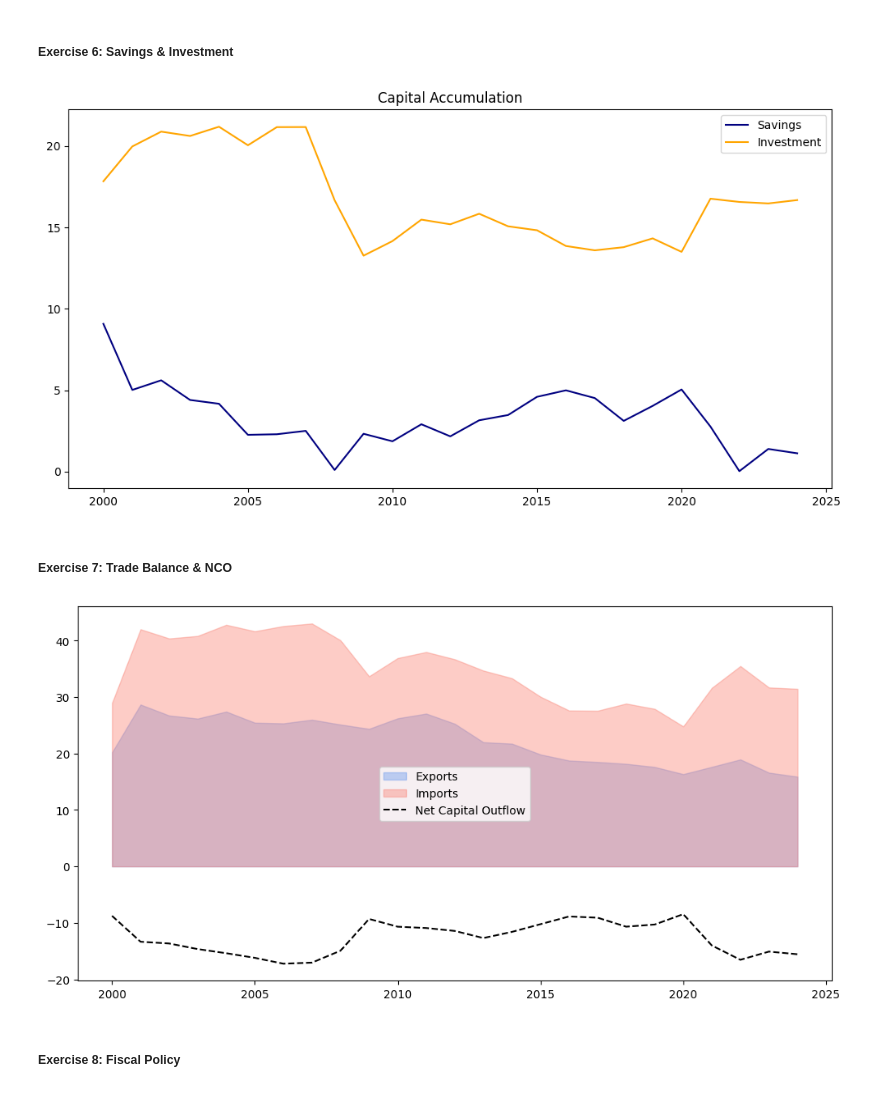
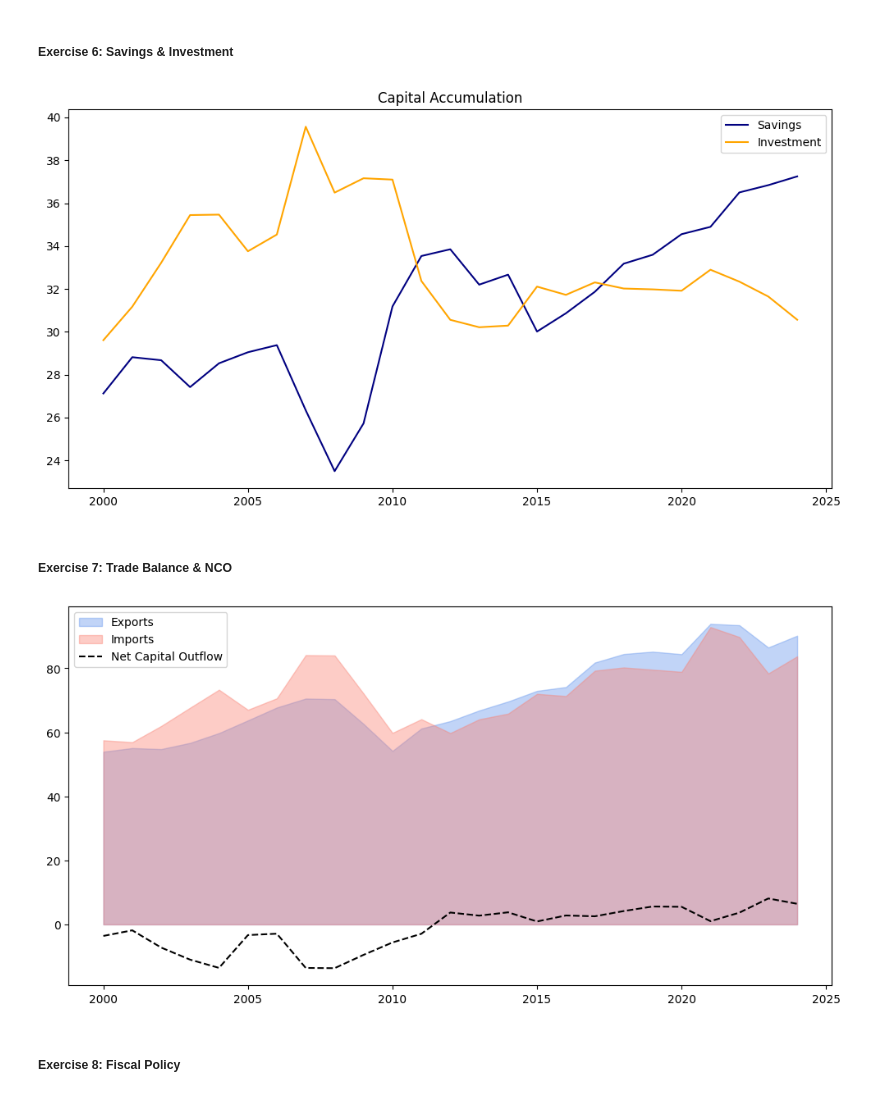
Before and after one commit to cassiecinzori/ECON3916, a Jupyter notebook: Labs/Lecture3/Visualizing_Development_with_WBGAPI.ipynb, the cells around one changed output. Cells and saved outputs as stored; diff of their text form; code cells hidden in the pictures.

```diff
--- a/Labs/Lecture3/Visualizing_Development_with_WBGAPI.ipynb
+++ b/Labs/Lecture3/Visualizing_Development_with_WBGAPI.ipynb
@@ -14,8 +14,8 @@ import pandas as pd
 import matplotlib.pyplot as plt
 import seaborn as sns
 
-# Define Economies: GTM (Guatemala), UMC (Upper Middle Income), WLD (World)
-country_codes = ['GTM', 'UMC', 'WLD']
+# Define Economies: VNM (Vietnam), UMC (Upper Middle Income), WLD (World)
+country_codes = ['VNM', 'UMC', 'WLD']
 
 indicators = {
     'NY.GDP.PCAP.KD': 'GDP_Per_Capita_Const',     # Standard of Living
@@ -58,23 +54,23 @@ df = df.sort_index()
 
 df.rename(columns=indicators, level=1, inplace=True)
 
-df_gtm = df.xs('GTM', axis=1, level=0).copy()
+df_vnm = df.xs('VNM', axis=1, level=0).copy()
 # %% [output]
 Fetching data...
 # %% [markdown]
 ##### Calculations
 # %%
 # 1. Natural Rate of Unemployment (5-Year MA)
-df_gtm['Natural_Rate_Unemp'] = df_gtm['Unemployment_Rate'].rolling(window=5).mean()
+df_vnm['Natural_Rate_Unemp'] = df_vnm['Unemployment_Rate'].rolling(window=5).mean()
 
 # 2. Productivity (Output per Worker)
-df_gtm['Productivity'] = df_gtm['GDP_Const'] / df_gtm['Labor_Force_Total']
+df_vnm['Productivity'] = df_vnm['GDP_Const'] / df_vnm['Labor_Force_Total']
 
 # 3. Net Capital Outflow (Exports - Imports)
-df_gtm['NCO'] = df_gtm['Exports_GDP'] - df_gtm['Imports_GDP']
+df_vnm['NCO'] = df_vnm['Exports_GDP'] - df_vnm['Imports_GDP']
 
 # 4. Budget Balance (Tax - Spending)
-df_gtm['Budget_Balance'] = df_gtm['Tax_Rev_GDP'] - df_gtm['Gov_Exp_GDP']
+df_vnm['Budget_Balance'] = df_vnm['Tax_Rev_GDP'] - df_vnm['Gov_Exp_GDP']
 # %% [markdown]
 ## Phase Two
 # %% [markdown]
@@ -154,24 +152,24 @@ plt.show()
 ##### Exercise 6: Savings & Investment
 # %%
 plt.figure(figsize=(12, 6))
-plt.plot(df_gtm.index, df_gtm['Gross_Dom_Savings'], label='Savings', color='navy')
-plt.plot(df_gtm.index, df_gtm['Gross_Cap_Formation'], label='Investment', color='orange')
+plt.plot(df_vnm.index, df_vnm['Gross_Dom_Savings'], label='Savings', color='navy')
+plt.plot(df_vnm.index, df_vnm['Gross_Cap_Formation'], label='Investment', color='orange')
 plt.title('Capital Accumulation')
 plt.legend()
 plt.show()
 # %% [output]
-[figure, old version]
+[figure, new version]
 # %% [markdown]
 ##### Exercise 7: Trade Balance & NCO
 # %%
 plt.figure(figsize=(12, 6))
-plt.fill_between(df_gtm.index, df_gtm['Exports_GDP'], color='cornflowerblue', alpha=0.4, label='Exports')
-plt.fill_between(df_gtm.index, df_gtm['Imports_GDP'], color='salmon', alpha=0.4, label='Imports')
-plt.plot(df_gtm.index, df_gtm['NCO'], color='black', linestyle='--', label='Net Capital Outflow')
+plt.fill_between(df_vnm.index, df_vnm['Exports_GDP'], color='cornflowerblue', alpha=0.4, label='Exports')
+plt.fill_between(df_vnm.index, df_vnm['Imports_GDP'], color='salmon', alpha=0.4, label='Imports')
+plt.plot(df_vnm.index, df_vnm['NCO'], color='black', linestyle='--', label='Net Capital Outflow')
 plt.legend()
 plt.show()
 # %% [output]
-[figure, old version]
+[figure, new version]
 # %% [markdown]
 ##### Exercise 8: Fiscal Policy
 # %%
```
Also changed, not shown: parts of 10 cells of this notebook.
